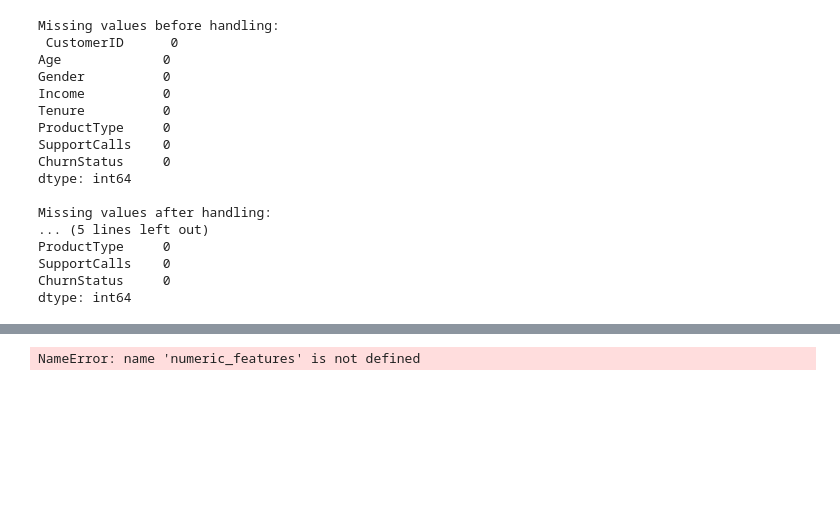
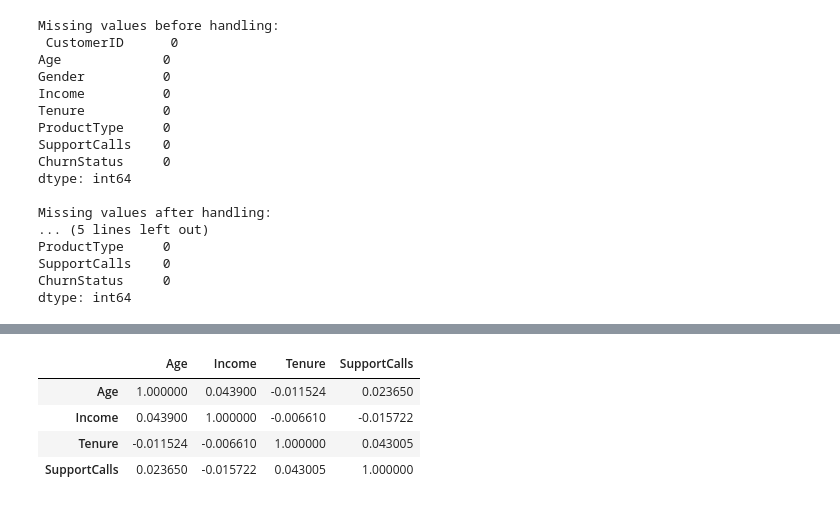
Before and after one commit to Anasbarghouthi/machine-learning, a Jupyter notebook: Assignment.ipynb, the cells around one changed output, grey strips where cells are left out. Drawn from its saved outputs; the diff is of its cells as text; code cells hidden in the pictures; blank space fills up the shorter version.

```diff
--- a/Assignment.ipynb
+++ b/Assignment.ipynb
@@ -147,6 +152,10 @@ for col in numeric_features :
 # %%
 
 corr_matrix = df[numeric_features].corr()
-print(corr_matrix)
+display(corr_matrix)
 # %% [output]
-NameError: name 'numeric_features' is not defined
+|  | Age | Income | Tenure | SupportCalls |
+| Age | 1.000000 | 0.043900 | -0.011524 | 0.023650 |
+| Income | 0.043900 | 1.000000 | -0.006610 | -0.015722 |
+| Tenure | -0.011524 | -0.006610 | 1.000000 | 0.043005 |
+| SupportCalls | 0.023650 | -0.015722 | 0.043005 | 1.000000 |
```
Also changed, not shown: parts of 1 cell of this notebook.
